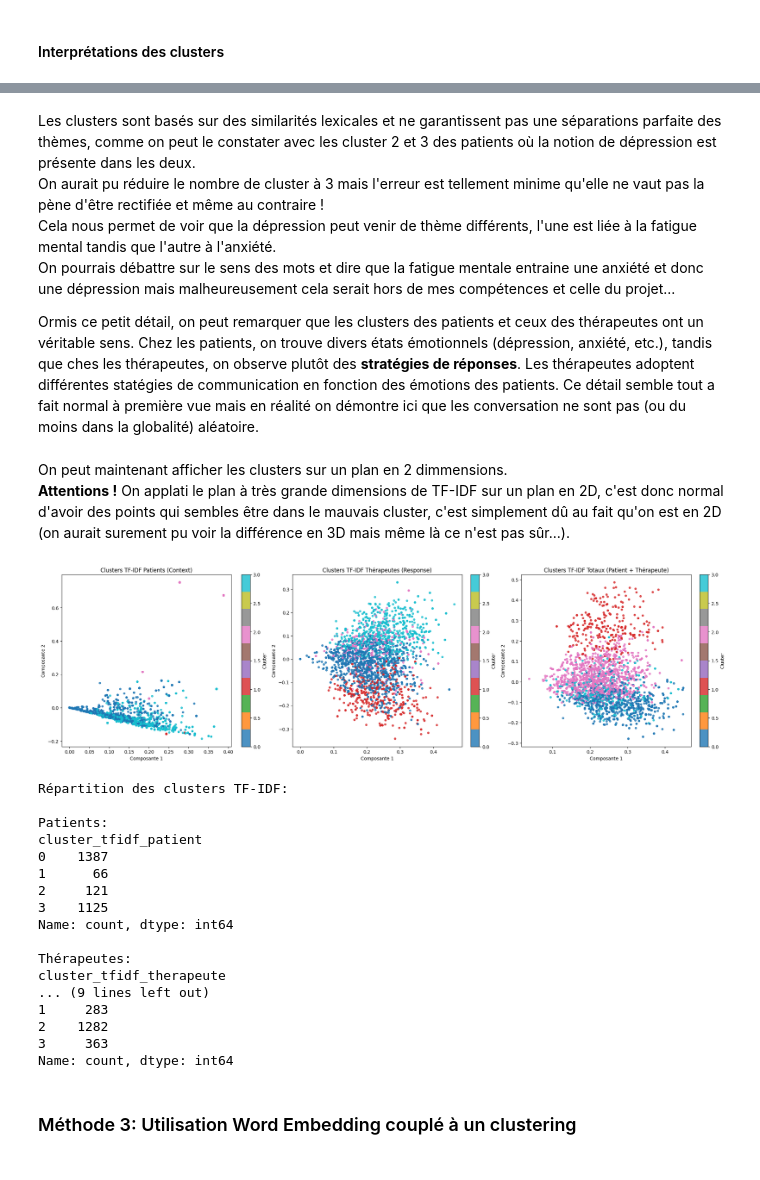
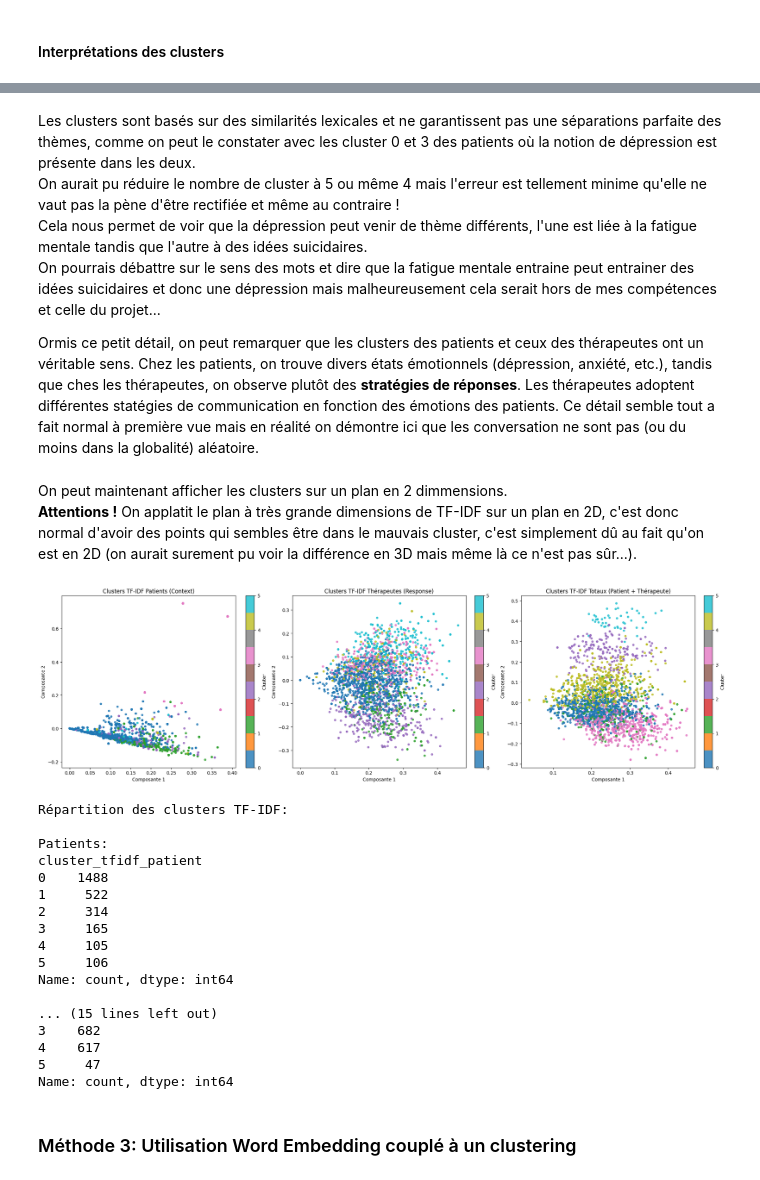
Before and after one commit to cypnet/Analyse-de-conversations-sur-la-sant-mentale-, a Jupyter notebook: notebooks/LOGAN/ETAPE1-Exploration_jeu_de_donnees.ipynb, the cells around one changed output, grey strips where cells are left out. Drawn from its saved outputs; the diff is of its cells as text; code cells hidden in the pictures.

```diff
--- a/notebooks/LOGAN/ETAPE1-Exploration_jeu_de_donnees.ipynb
+++ b/notebooks/LOGAN/ETAPE1-Exploration_jeu_de_donnees.ipynb
@@ -1214,7 +1213,7 @@ Ici, on remarque que l'inertie **diminue fortement jusqu'à $k=4$**, puis la cou
 # %%
 from sklearn.cluster import KMeans
 
-K = 4
+K = 6
 # la random_state est importante, cela nous permet de garder un même résultat à chaque exécution du code, sinon les clusters pourraient changer à chaque fois
 kmeans_context = KMeans(n_clusters=K, random_state=42)
 kmeans_response = KMeans(n_clusters=K, random_state=42)
@@ -1307,19 +1306,19 @@ Si on devait résumer ce que notre TF-IDF + cluster à trouvé:
 # %% [markdown]
-Les clusters sont basés sur des similarités lexicales et ne garantissent pas une séparations parfaite des thèmes, comme on peut le constater avec les cluster 2 et 3 des patients où la notion de dépression est présente dans les deux.
-On aurait pu réduire le nombre de cluster à 3 mais l'erreur est tellement minime qu'elle ne vaut pas la pène d'être rectifiée et même au contraire !
-Cela nous permet de voir que la dépression peut venir de thème différents, l'une est liée à la fatigue mental tandis que l'autre à l'anxiété.
-On pourrais débattre sur le sens des mots et dire que la fatigue mentale entraine une anxiété et donc une dépression mais malheureusement cela serait hors de mes compétences et celle du projet...
+Les clusters sont basés sur des similarités lexicales et ne garantissent pas une séparations parfaite des thèmes, comme on peut le constater avec les cluster 0 et 3 des patients où la notion de dépression est présente dans les deux.
+On aurait pu réduire le nombre de cluster à 5 ou même 4 mais l'erreur est tellement minime qu'elle ne vaut pas la pène d'être rectifiée et même au contraire !
+Cela nous permet de voir que la dépression peut venir de thème différents, l'une est liée à la fatigue mentale tandis que l'autre à des idées suicidaires.
+On pourrais débattre sur le sens des mots et dire que la fatigue mentale entraine peut entrainer des idées suicidaires et donc une dépression mais malheureusement cela serait hors de mes compétences et celle du projet...
 
 Ormis ce petit détail, on peut remarquer que les clusters des patients et ceux des thérapeutes ont un véritable sens. Chez les patients, on trouve divers états émotionnels (dépression, anxiété, etc.), tandis que ches les thérapeutes, on observe plutôt des **stratégies de réponses**. Les thérapeutes adoptent différentes statégies de communication en fonction des émotions des patients. Ce détail semble tout a fait normal à première vue mais en réalité on démontre ici que les conversation ne sont pas (ou du moins dans la globalité) aléatoire.
 # %% [markdown]
 On peut maintenant afficher les clusters sur un plan en 2 dimmensions.
-**Attentions !** On applati le plan à très grande dimensions de TF-IDF sur un plan en 2D, c'est donc normal d'avoir des points qui sembles être dans le mauvais cluster, c'est simplement dû au fait qu'on est en 2D (on aurait surement pu voir la différence en 3D mais même là ce n'est pas sûr...).
+**Attentions !** On applatit le plan à très grande dimensions de TF-IDF sur un plan en 2D, c'est donc normal d'avoir des points qui sembles être dans le mauvais cluster, c'est simplement dû au fait qu'on est en 2D (on aurait surement pu voir la différence en 3D mais même là ce n'est pas sûr...).
 # %%
 from sklearn.cluster import KMeans
 from sklearn.decomposition import TruncatedSVD
 
 # Nombre de clusters (on garde K s'il est déjà défini)
-n_clusters = K if 'K' in globals() else 4
+n_clusters = K if 'K' in globals() else 6
 
 # Clustering TF-IDF séparé pour patients, thérapeutes et total
 kmeans_tfidf_context = KMeans(n_clusters=n_clusters, random_state=42, n_init=10)
@@ -1352,50 +1351,50 @@ axes[0].set_ylabel('Composante 2')
 fig.colorbar(sc0, ax=axes[0], label='Cluster')
 
 sc1 = axes[1].scatter(
     response_2d_tfidf[:, 0], response_2d_tfidf[:, 1],
     c=df['cluster_tfidf_therapeute'], cmap='tab10', s=16, alpha=0.8
 )
 axes[1].set_title('Clusters TF-IDF Thérapeutes (Response)')
 axes[1].set_xlabel('Composante 1')
 axes[1].set_ylabel('Composante 2')
 fig.colorbar(sc1, ax=axes[1], label='Cluster')
 
 sc2 = axes[2].scatter(
     total_2d_tfidf[:, 0], total_2d_tfidf[:, 1],
     c=df['cluster_tfidf_total'], cmap='tab10', s=16, alpha=0.8
 )
 axes[2].set_title('Clusters TF-IDF Totaux (Patient + Thérapeute)')
 axes[2].set_xlabel('Composante 1')
 axes[2].set_ylabel('Composante 2')
 fig.colorbar(sc2, ax=axes[2], label='Cluster')
 
 plt.show()
 
 print('Répartition des clusters TF-IDF:')
 print('\nPatients:')
 print(df['cluster_tfidf_patient'].value_counts().sort_index())
 print('\nThérapeutes:')
 print(df['cluster_tfidf_therapeute'].value_counts().sort_index())
 print('\nTotal:')
 print(df['cluster_tfidf_total'].value_counts().sort_index())
 # %% [output]
-[figure, old version]
+[figure, new version]
 Répartition des clusters TF-IDF:
 
 Patients:
 cluster_tfidf_patient
-0    1387
-1      66
-2     121
-3    1125
+0    1488
+1     522
+2     314
+3     165
+4     105
+5     106
 Name: count, dtype: int64
 
-Thérapeutes:
-cluster_tfidf_therapeute
-... (9 lines left out)
-1     283
-2    1282
-3     363
+... (15 lines left out)
+3    682
+4    617
+5     47
 Name: count, dtype: int64
 # %% [markdown]
 ### Méthode 3: Utilisation Word Embedding couplé à un clustering
```
Also changed, not shown: parts of 47 cells of this notebook, 2 other files.
